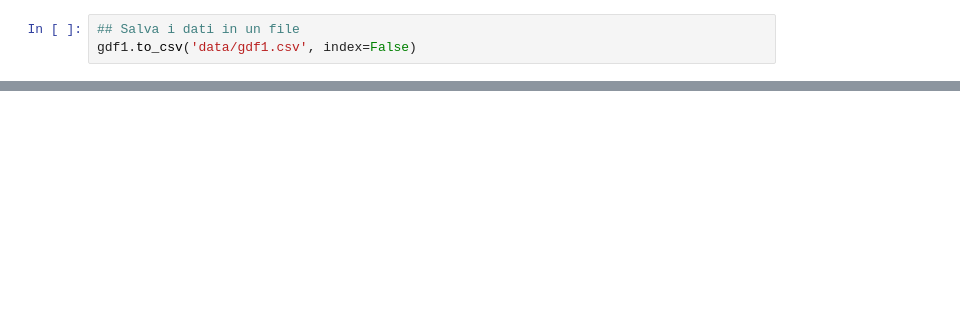
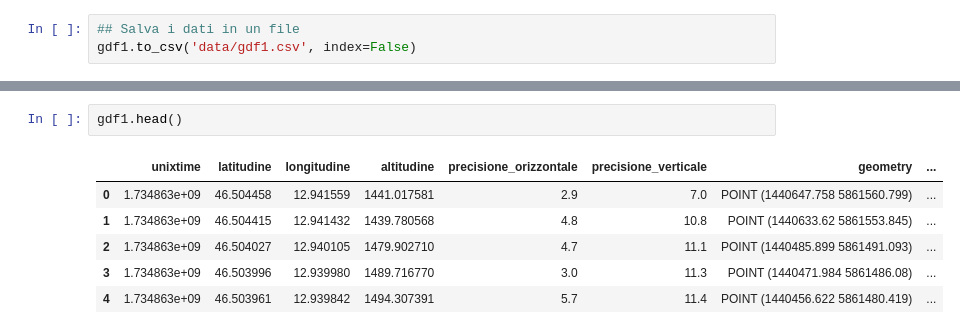
Before and after one commit to thomasmassarutto/DataSlopes, a Jupyter notebook: spotter.ipynb, the cells around one changed output, grey strips where cells are left out. Drawn from its saved outputs; the diff is of its cells as text; blank space fills up the shorter version.

```diff
--- a/spotter.ipynb
+++ b/spotter.ipynb
@@ -326,3 +326,12 @@ plt.show()
+# %%
+gdf1.head()
+# %% [output]
+|  | unixtime | latitudine | longitudine | altitudine | precisione_orizzontale | precisione_verticale | geometry | ... |
+| 0 | 1.734863e+09 | 46.504458 | 12.941559 | 1441.017581 | 2.9 | 7.0 | POINT (1440647.758 5861560.799) | ... |
+| 1 | 1.734863e+09 | 46.504415 | 12.941432 | 1439.780568 | 4.8 | 10.8 | POINT (1440633.62 5861553.845) | ... |
+| 2 | 1.734863e+09 | 46.504027 | 12.940105 | 1479.902710 | 4.7 | 11.1 | POINT (1440485.899 5861491.093) | ... |
+| 3 | 1.734863e+09 | 46.503996 | 12.939980 | 1489.716770 | 3.0 | 11.3 | POINT (1440471.984 5861486.08) | ... |
+| 4 | 1.734863e+09 | 46.503961 | 12.939842 | 1494.307391 | 5.7 | 11.4 | POINT (1440456.622 5861480.419) | ... |
 # %%
 import folium
 import geopandas as gpd
```
Also changed, not shown: parts of 5 cells of this notebook, 3 other files.
